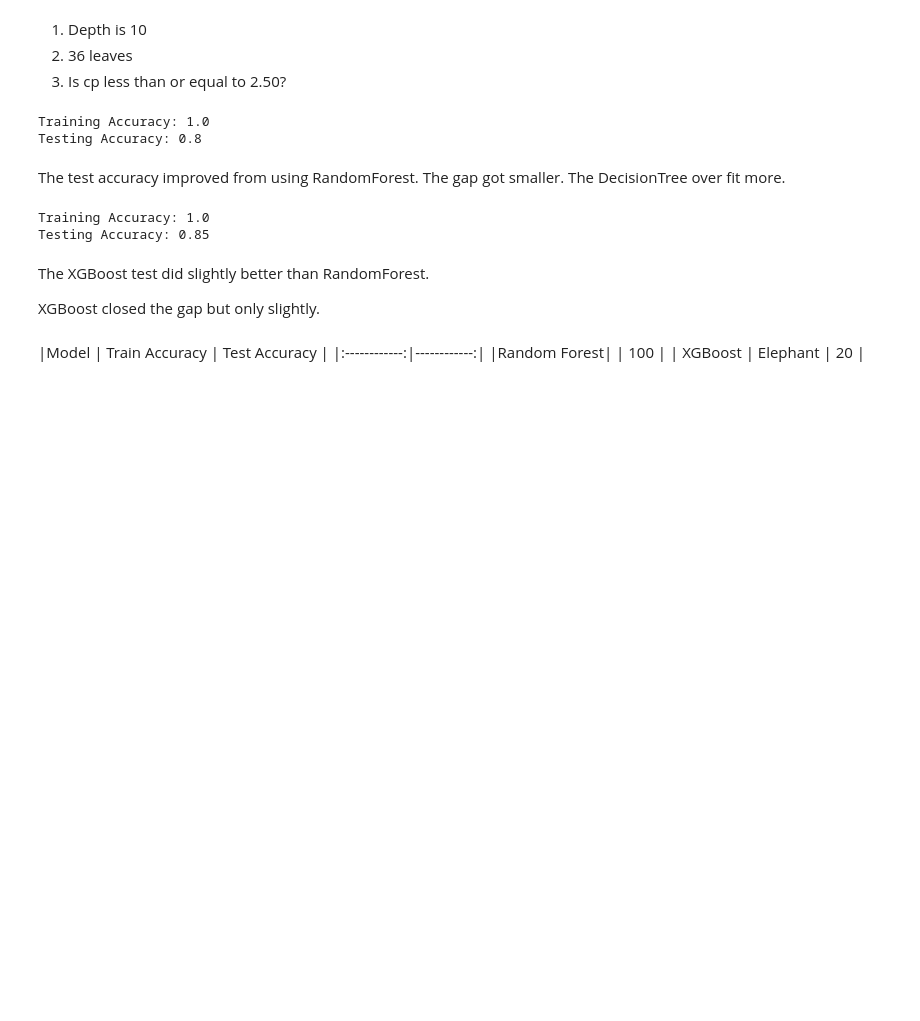
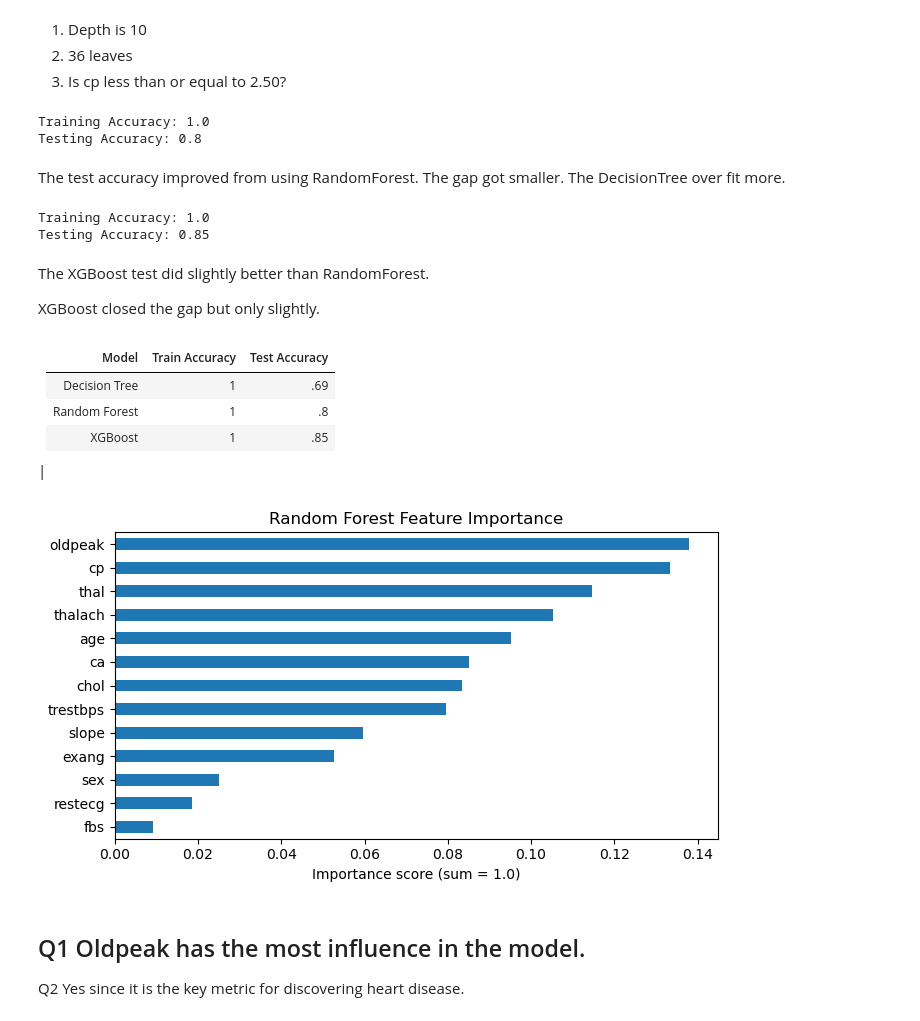
Before and after one commit to kurathemonster/ensemble_models, a Jupyter notebook: ensemble.ipynb, the cells around one changed output. Cells and saved outputs as stored; diff of their text form; code cells hidden in the pictures; blank space fills up the shorter version.

```diff
--- a/ensemble.ipynb
+++ b/ensemble.ipynb
@@ -118,7 +118,32 @@ The XGBoost test did slightly better than RandomForest.
 
 XGBoost closed the gap but only slightly.
 # %% [markdown]
-|Model       | Train Accuracy | Test Accuracy  |
-|:------------:|------------:|
-|Random Forest|        |        100  |
-| XGBoost     |    Elephant  |         20  |
+|Model         | Train Accuracy | Test Accuracy  |
+|:------------:|------------:   |------------:
+| Decision Tree|               1|             .69|
+|Random Forest |               1|              .8|
+| XGBoost      |               1|             .85|
+|
+# %%
+import matplotlib.pyplot as plt
+
+features = ['age', 'sex', 'cp', 'trestbps', 'chol', 'fbs', 'restecg', 'thalach', 'exang', 'oldpeak', 'slope', 'ca', 'thal']
+
+# Random forest feature importance
+# .feature_importances_ is a numpy array with one score
+# per feature, summing to 1.0
+rf_importance = pd.Series(
+    rf.feature_importances_,
+    index=features
+).sort_values()
+
+rf_importance.plot(kind="barh", figsize=(7, 4))
+plt.title("Random Forest Feature Importance")
+plt.xlabel("Importance score (sum = 1.0)")
+plt.tight_layout()
+plt.show()
+# %% [output]
+[figure, added]
+# %% [markdown]
+## Q1 Oldpeak has the most influence in the model.
+   Q2 Yes since it is the key metric for discovering heart disease.
```
